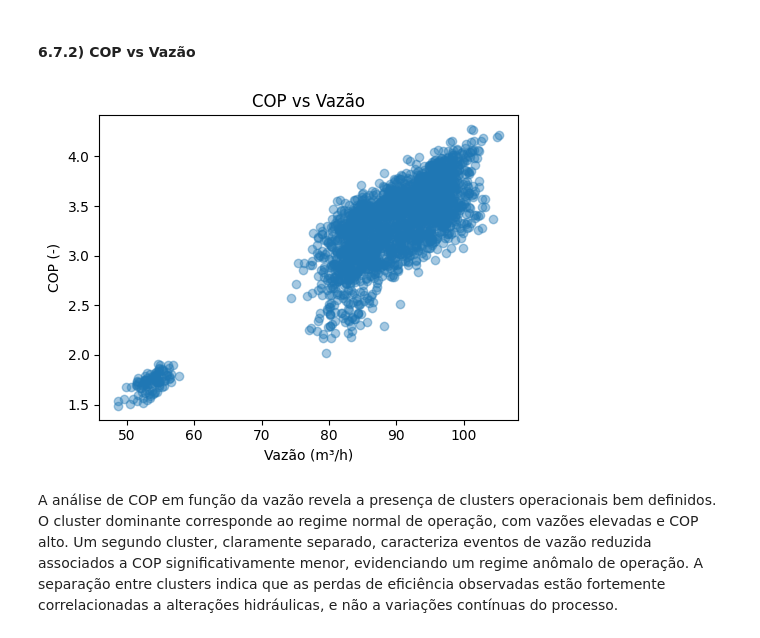
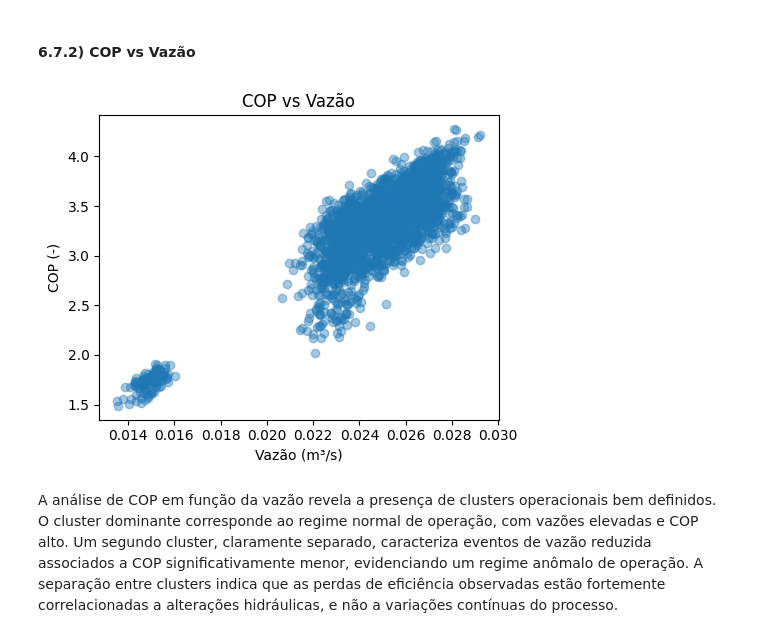
Before and after one commit to Vitor-Mazon/analise-cop-refrigeracao-industrial, a Jupyter notebook: notebooks/Desafio_COP.ipynb, the cells around one changed output. Drawn from its saved outputs; the diff is of its cells as text; code cells hidden in the pictures.

```diff
--- a/notebooks/Desafio_COP.ipynb
+++ b/notebooks/Desafio_COP.ipynb
@@ -18,7 +36,8 @@ O conjunto de dados contém variáveis operacionais típicas de um sistema de re
 
 Nesta etapa, os dados são carregados e inspecionados quanto à sua estrutura, tipos de variáveis e consistência inicial, garantindo base adequada para as etapas subsequentes de cálculo e análise.
 # %%
-df = pd.read_csv("dados_refrigeracao.csv")
+data_path = "../data/raw/dados_refrigeracao.csv"
+df = pd.read_csv(data_path)
 df.head()
 df.info()
 # %% [output]
@@ -398,14 +427,14 @@ A relação entre COP e potência elétrica evidencia a presença de clusters op
 #### 6.7.2) COP vs Vazão
 # %%
 plt.figure(figsize=(5,4))
-plt.scatter(df_cop["vazao_m3_s"], df_cop["COP"], alpha=0.4)
-plt.xlabel("Vazão (m³/h)")
+plt.scatter(df_cop["Vazao_m3_s"], df_cop["COP"], alpha=0.4)
+plt.xlabel("Vazão (m³/s)")
 plt.ylabel("COP (-)")
 plt.title("COP vs Vazão")
 plt.tight_layout()
 plt.show()
 # %% [output]
-[figure, old version]
+[figure, new version]
 # %% [markdown]
 A análise de COP em função da vazão revela a presença de clusters operacionais bem definidos. O cluster dominante corresponde ao regime normal de operação, com vazões elevadas e COP alto. Um segundo cluster, claramente separado, caracteriza eventos de vazão reduzida associados a COP significativamente menor, evidenciando um regime anômalo de operação. A separação entre clusters indica que as perdas de eficiência observadas estão fortemente correlacionadas a alterações hidráulicas, e não a variações contínuas do processo.
 # %% [markdown]
```
Also changed, not shown: parts of 6 cells of this notebook.
